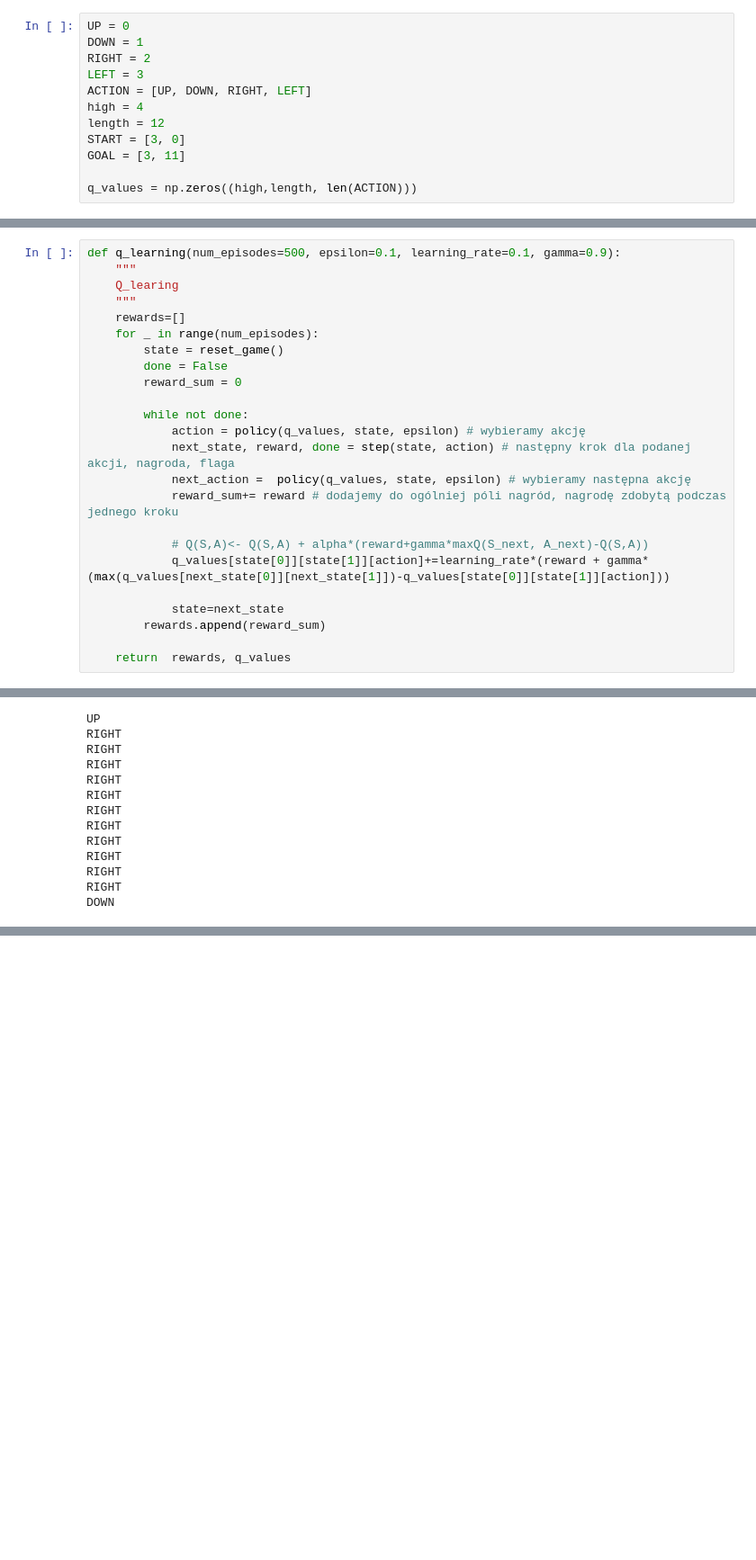
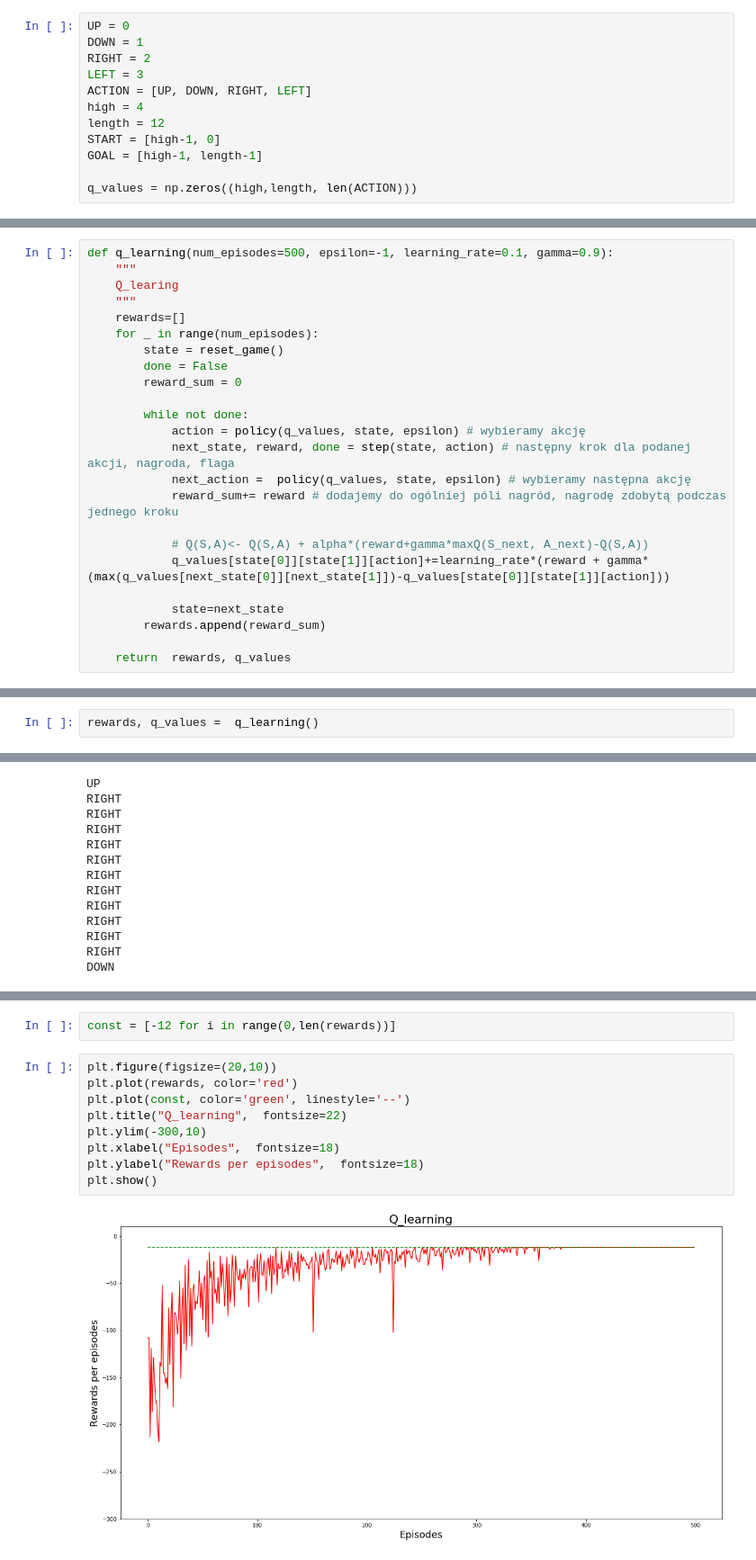
Before and after one commit to AxolotlOfConflagration/cc_project, a Jupyter notebook: Cliff Walking/Q_learning - Cliff Walking .ipynb, the cells around one changed output, grey strips where cells are left out. Shown at 90% size. Drawn from its saved outputs; the diff is of its cells as text; blank space fills up the shorter version.

Commit message:
update and adding plot

```diff
--- a/Cliff Walking/Q_learning - Cliff Walking .ipynb
+++ b/Cliff Walking/Q_learning - Cliff Walking .ipynb
@@ -10,8 +10,8 @@ LEFT = 3
 ACTION = [UP, DOWN, RIGHT, LEFT]
 high = 4
 length = 12
-START = [3, 0]
-GOAL = [3, 11]
+START = [high-1, 0]
+GOAL = [high-1, length-1]
 
 q_values = np.zeros((high,length, len(ACTION)))
 # %%
@@ -144,7 +144,7 @@ def step(state, action):
 
     return next_state, reward, done
 # %%
-def q_learning(num_episodes=500, epsilon=0.1, learning_rate=0.1, gamma=0.9):
+def q_learning(num_episodes=500, epsilon=-1, learning_rate=0.1, gamma=0.9):
     """
     Q_learing
     """
@@ -233,3 +213,5 @@ def show_optimal_acion():
+# %%
+rewards, q_values =  q_learning()
 # %%
 show_optimal_acion()
 # %% [output]
@@ -248,0 +234,13 @@ DOWN
+# %%
+const = [-12 for i in range(0,len(rewards))]
+# %%
+plt.figure(figsize=(20,10))
+plt.plot(rewards, color='red')
+plt.plot(const, color='green', linestyle='--')
+plt.title("Q_learning",  fontsize=22)
+plt.ylim(-300,10)
+plt.xlabel("Episodes",  fontsize=18)
+plt.ylabel("Rewards per episodes",  fontsize=18)
+plt.show()
+# %% [output]
+[figure, added]
```
Also changed, not shown: parts of 2 cells of this notebook.
